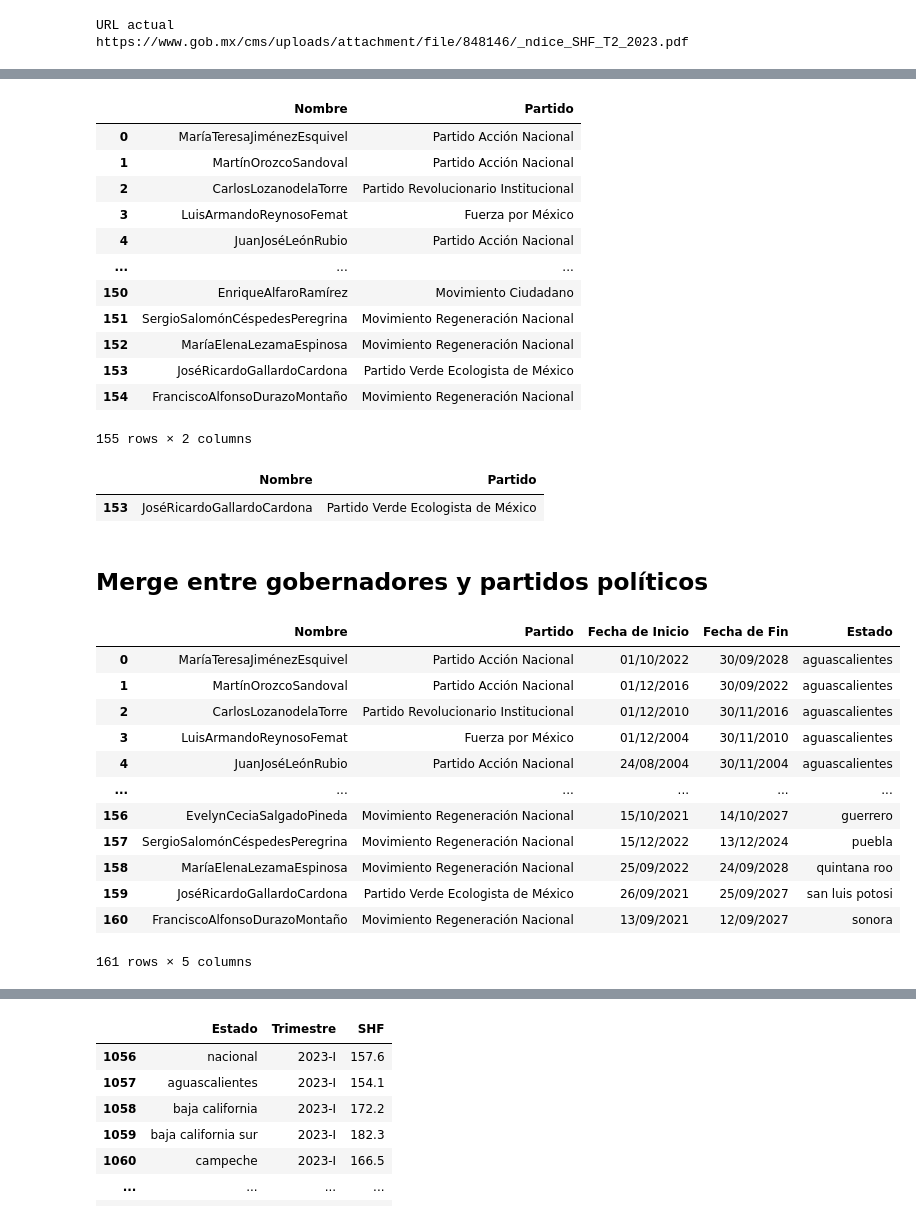
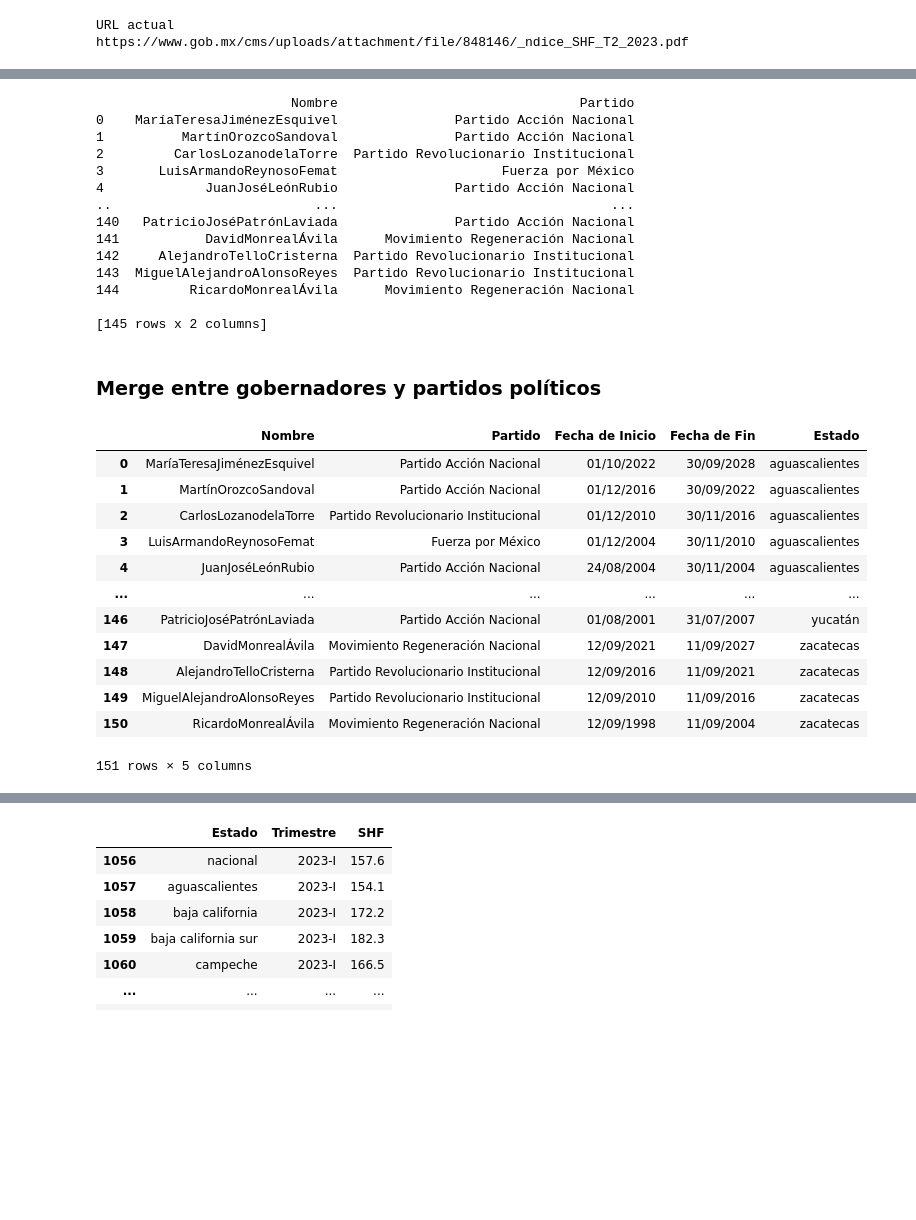
Before and after one commit to BryanPP97/airflow_cobrit, a Jupyter notebook: dags/utils/scraper.ipynb, the cells around one changed output, grey strips where cells are left out. Cells and saved outputs as stored; diff of their text form; code cells hidden in the pictures; blank space fills up the shorter version.

```diff
--- a/dags/utils/scraper.ipynb
+++ b/dags/utils/scraper.ipynb
@@ -921,20 +926,8 @@ from unidecode import unidecode
 # %%
 df_gob = pd.read_csv("datos.csv")
-# Suponiendo que ya tienes cargado tu DataFrame df_gob
-nuevo_registro = pd.DataFrame({
-    "Nombre": ["Alfredo del Mazo Maza"],
-    "Fecha de Inicio": ["16/09/2017"],
-    "Fecha de Fin": ["15/09/2023"],
-    "Estado": ["mexico"]
-})
-
-df_gob = pd.concat([df_gob, nuevo_registro]).reset_index(drop=True)
-
 df_gob['Nombre'] = df_gob['Nombre'].str.replace(r'\w+\.', '', regex=True)
 df_gob['Nombre'] = df_gob['Nombre'].str.replace(r'\s', '', regex=True)
 df_gob['Estado'] = df_gob['Estado'].str.lower()
-df_gob['Estado'] = df_gob['Estado'].apply(unidecode)
-
 df_gob
 # %% [output]
 |  | Nombre | Fecha de Inicio | Fecha de Fin | Estado |
@@ -984,14 +965,5 @@ result
 # %%
-import re
-
 df_pp = pd.read_csv("resultados_gobernadores.csv")
-nuevo_registro = pd.DataFrame({
-    "Nombre" : ['Alfredo del Mazo Maza','Layda Elena Sansores San Román', 'Rutilio Cruz Escandón Cadenas','Esteban Alejandro Villegas Villarreal', 'Evelyn Cecia Salgado Pineda', 'Enrique Alfaro Ramírez', 'Sergio Salomón Céspedes Peregrina', 'María Elena Lezama Espinosa', 'José Ricardo Gallardo Cardona', 'Francisco Alfonso Durazo Montaño'],
-    "Partido político": ["Partido Revolucionario Institucional", 'Movimiento Regeneración Nacional','Movimiento Regeneración Nacional', "Partido Revolucionario Institucional", 'Movimiento Regeneración Nacional', 'Movimiento Ciudadano', 'Movimiento Regeneración Nacional', 'Movimiento Regeneración Nacional', 'Partido Verde Ecologista de México', 'Movimiento Regeneración Nacional'],
-    "Año de inicio": ['No disponible', 'No disponible','No disponible', 'No disponible', 'No disponible', 'No disponible', 'No disponible', 'No disponible', 'No disponible', 'No disponible'],
-})
-
-df_pp = pd.concat([df_pp, nuevo_registro]).reset_index(drop=True)
 df_pp['Nombre'] = df_pp['Nombre'].str.replace(r'\s', '', regex=True)
 
 def split_parties(row):
@@ -1015,44 +987,38 @@ df_pp['Año'] = split_data.apply(lambda x: x[1])
 df_pp['Partido'].fillna(df_pp['Partido político'], inplace=True)
 
 df_pp= df_pp[['Nombre', 'Partido']]
-
-df_pp
+print(df_pp)
 # %% [output]
-|  | Nombre | Partido |
-| 0 | MaríaTeresaJiménezEsquivel | Partido Acción Nacional |
-| 1 | MartínOrozcoSandoval | Partido Acción Nacional |
-| 2 | CarlosLozanodelaTorre | Partido Revolucionario Institucional |
-| 3 | LuisArmandoReynosoFemat | Fuerza por México |
-| 4 | JuanJoséLeónRubio | Partido Acción Nacional |
-| ... | ... | ... |
-| 150 | EnriqueAlfaroRamírez | Movimiento Ciudadano |
-| 151 | SergioSalomónCéspedesPeregrina | Movimiento Regeneración Nacional |
-| 152 | MaríaElenaLezamaEspinosa | Movimiento Regeneración Nacional |
-| 153 | JoséRicardoGallardoCardona | Partido Verde Ecologista de México |
-| 154 | FranciscoAlfonsoDurazoMontaño | Movimiento Regeneración Nacional |
-155 rows × 2 columns
+                         Nombre                               Partido
+0    MaríaTeresaJiménezEsquivel               Partido Acción Nacional
+1          MartínOrozcoSandoval               Partido Acción Nacional
+2         CarlosLozanodelaTorre  Partido Revolucionario Institucional
+3       LuisArmandoReynosoFemat                     Fuerza por México
+4             JuanJoséLeónRubio               Partido Acción Nacional
+..                          ...                                   ...
+140   PatricioJoséPatrónLaviada               Partido Acción Nacional
+141           DavidMonrealÁvila      Movimiento Regeneración Nacional
+142     AlejandroTelloCristerna  Partido Revolucionario Institucional
+143  MiguelAlejandroAlonsoReyes  Partido Revolucionario Institucional
+144         RicardoMonrealÁvila      Movimiento Regeneración Nacional
+
+[145 rows x 2 columns]
-# %%
-resultado = df_pp.loc[df_pp['Nombre'] == 'JoséRicardoGallardoCardona']
-resultado
-# %% [output]
-|  | Nombre | Partido |
-| 153 | JoséRicardoGallardoCardona | Partido Verde Ecologista de México |
 # %% [markdown]
-## Merge entre gobernadores y partidos políticos
+### Merge entre gobernadores y partidos políticos
 # %%
-df_gob_pp = pd.merge(df_pp, df_gob, on='Nombre')
-df_gob_pp
+df_merge = pd.merge(df_pp, df_gob, on='Nombre')
+df_merge
 # %% [output]
 |  | Nombre | Partido | Fecha de Inicio | Fecha de Fin | Estado |
 | 0 | MaríaTeresaJiménezEsquivel | Partido Acción Nacional | 01/10/2022 | 30/09/2028 | aguascalientes |
 | 1 | MartínOrozcoSandoval | Partido Acción Nacional | 01/12/2016 | 30/09/2022 | aguascalientes |
 | 2 | CarlosLozanodelaTorre | Partido Revolucionario Institucional | 01/12/2010 | 30/11/2016 | aguascalientes |
 | 3 | LuisArmandoReynosoFemat | Fuerza por México | 01/12/2004 | 30/11/2010 | aguascalientes |
 | 4 | JuanJoséLeónRubio | Partido Acción Nacional | 24/08/2004 | 30/11/2004 | aguascalientes |
 | ... | ... | ... | ... | ... | ... |
-| 156 | EvelynCeciaSalgadoPineda | Movimiento Regeneración Nacional | 15/10/2021 | 14/10/2027 | guerrero |
-| 157 | SergioSalomónCéspedesPeregrina | Movimiento Regeneración Nacional | 15/12/2022 | 13/12/2024 | puebla |
-| 158 | MaríaElenaLezamaEspinosa | Movimiento Regeneración Nacional | 25/09/2022 | 24/09/2028 | quintana roo |
-| 159 | JoséRicardoGallardoCardona | Partido Verde Ecologista de México | 26/09/2021 | 25/09/2027 | san luis potosi |
-| 160 | FranciscoAlfonsoDurazoMontaño | Movimiento Regeneración Nacional | 13/09/2021 | 12/09/2027 | sonora |
+| 146 | PatricioJoséPatrónLaviada | Partido Acción Nacional | 01/08/2001 | 31/07/2007 | yucatán |
+| 147 | DavidMonrealÁvila | Movimiento Regeneración Nacional | 12/09/2021 | 11/09/2027 | zacatecas |
+| 148 | AlejandroTelloCristerna | Partido Revolucionario Institucional | 12/09/2016 | 11/09/2021 | zacatecas |
+| 149 | MiguelAlejandroAlonsoReyes | Partido Revolucionario Institucional | 12/09/2010 | 11/09/2016 | zacatecas |
+| 150 | RicardoMonrealÁvila | Movimiento Regeneración Nacional | 12/09/1998 | 11/09/2004 | zacatecas |
-161 rows × 5 columns
+151 rows × 5 columns
```
Also changed, not shown: parts of 36 cells of this notebook, 1 other file.
